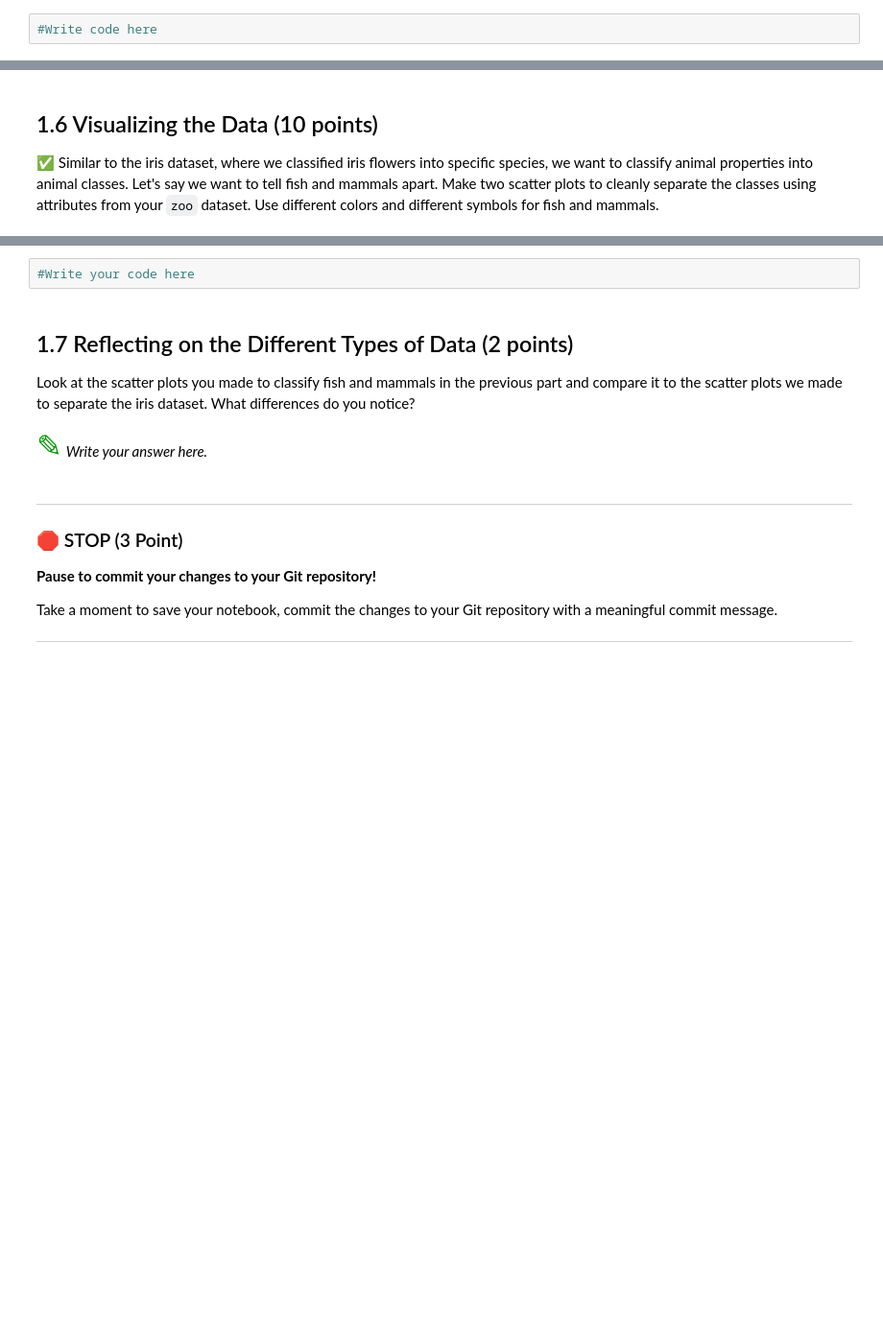
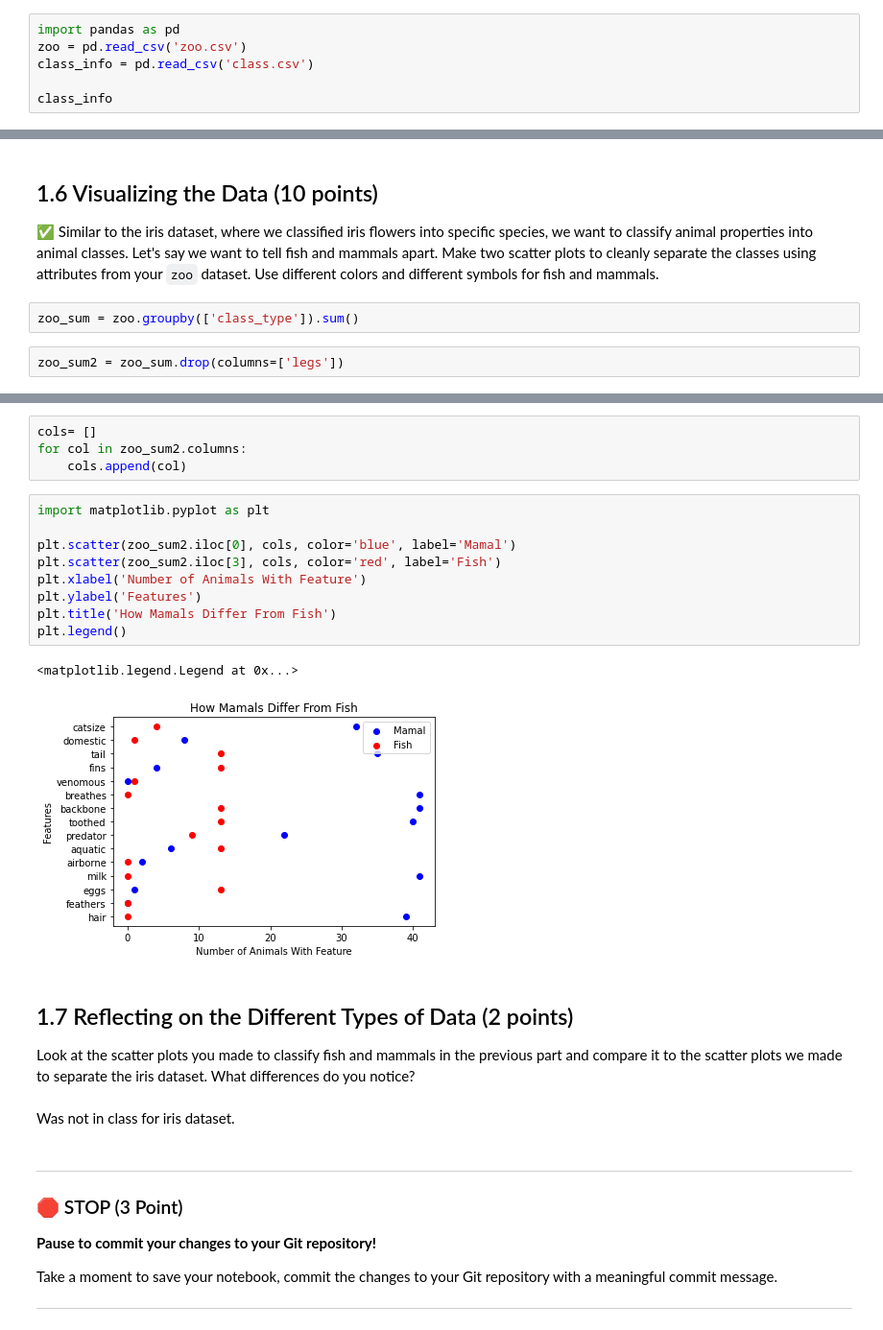
Before and after one commit to TrevorBloom/cmse202-s23-turnin, a Jupyter notebook: hw-02/HW-02_PandasAndObjects-STUDENT.ipynb, the cells around one changed output, grey strips where cells are left out. Shown at 96% size. Drawn from its saved outputs; the diff is of its cells as text; blank space fills up the shorter version.

```diff
--- a/hw-02/HW-02_PandasAndObjects-STUDENT.ipynb
+++ b/hw-02/HW-02_PandasAndObjects-STUDENT.ipynb
@@ -80,4 +84,8 @@ Look at both datasets (`class.csv`, `zoo.csv`). Describe the contents of both da
 
 &#9989; Use pandas to read in the `zoo.csv` and `class.csv` files into DataFrames.
 # %%
-#Write code here
+import pandas as pd
+zoo = pd.read_csv('zoo.csv')
+class_info = pd.read_csv('class.csv')
+
+class_info
@@ -91,3 +148,7 @@ Look back in the PCA/ICA and see how we used `groupby` to find the number of Iri
 ## 1.6 Visualizing the Data (10 points)
 
 &#9989; Similar to the iris dataset, where we classified iris flowers into specific species, we want to classify animal properties into animal classes. Let's say we want to tell fish and mammals apart. Make two scatter plots to cleanly separate the classes using attributes from your `zoo` dataset. Use different colors and different symbols for fish and mammals.
+# %%
+zoo_sum = zoo.groupby(['class_type']).sum()
+# %%
+zoo_sum2 = zoo_sum.drop(columns=['legs'])
@@ -94,11 +167,25 @@ Look back in the PCA/ICA and see how we used `groupby` to find the number of Iri
+# %%
+cols= []
+for col in zoo_sum2.columns:
+    cols.append(col)
 # %%
-#Write your code here
+import matplotlib.pyplot as plt
+
+plt.scatter(zoo_sum2.iloc[0], cols, color='blue', label='Mamal')
+plt.scatter(zoo_sum2.iloc[3], cols, color='red', label='Fish')
+plt.xlabel('Number of Animals With Feature')
+plt.ylabel('Features')
+plt.title('How Mamals Differ From Fish')
+plt.legend()
+# %% [output]
+<matplotlib.legend.Legend at 0x...>
+[figure, added]
 # %% [markdown]
 ## 1.7 Reflecting on the Different Types of Data (2 points)
 
 Look at the scatter plots you made to classify fish and mammals in the previous part and compare it to the scatter plots we made to separate the iris dataset. What differences do you notice?
 # %% [markdown]
-<font size=6 color="#009600">&#9998;</font> *Write your answer here.*
+Was not in class for iris dataset.
 # %% [markdown]
 ---
 ### &#128721; STOP (3 Point)
```
Also changed, not shown: parts of 9 cells of this notebook, 2 other files.
